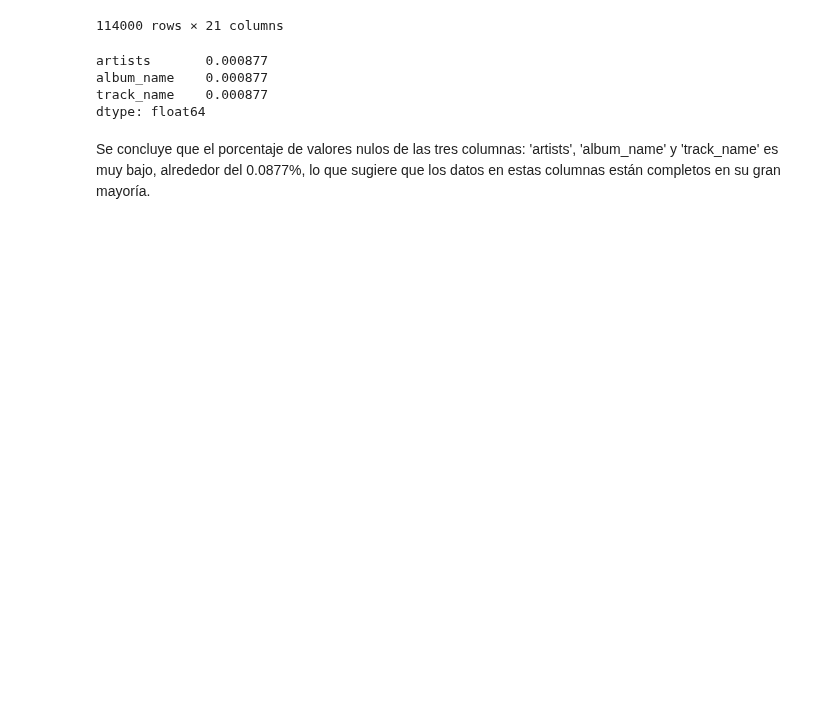
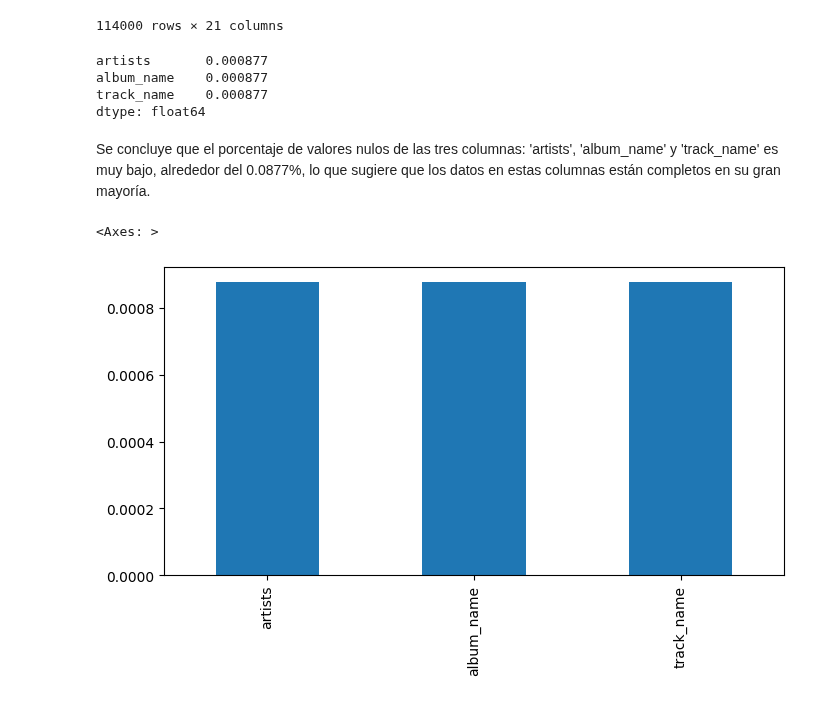
Before and after one commit to FacundoCardozo5/Nuevo-repo, a Jupyter notebook: notebooks/Data_Wrangling_Cardozo.ipynb, the cells around one changed output. Drawn from its saved outputs; the diff is of its cells as text; code cells hidden in the pictures; blank space fills up the shorter version.

```diff
--- a/notebooks/Data_Wrangling_Cardozo.ipynb
+++ b/notebooks/Data_Wrangling_Cardozo.ipynb
@@ -162,3 +162,10 @@ track_name    0.000877
 dtype: float64
 # %% [markdown]
 Se concluye que el porcentaje de valores nulos de las tres columnas: 'artists', 'album_name' y 'track_name' es muy bajo, alrededor del 0.0877%, lo que sugiere que los datos en estas columnas están completos en su gran mayoría.
+# %%
+import matplotlib.pyplot as plt
+plt.figure(figsize=(8,4))
+serie.plot(kind='bar')
+# %% [output]
+<Axes: >
+[figure, added]
```
Also changed, not shown: parts of 5 cells of this notebook.
